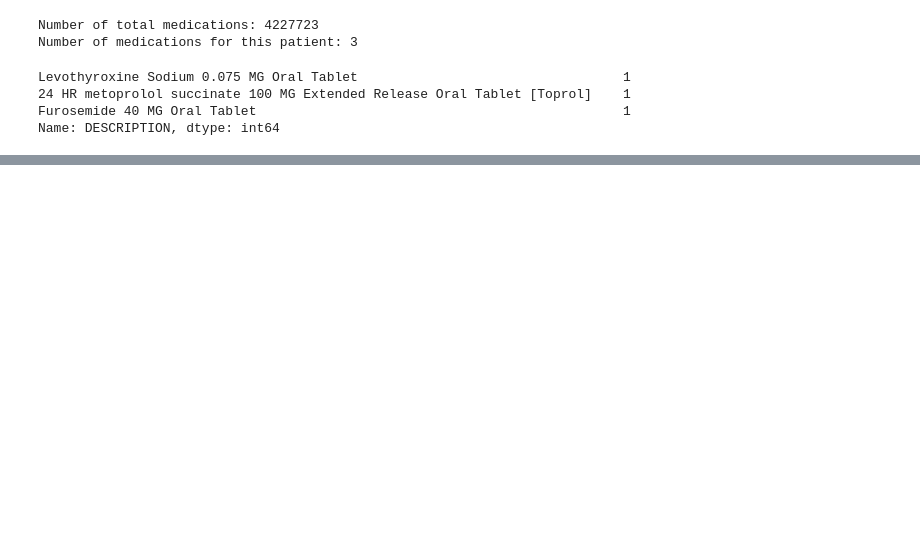
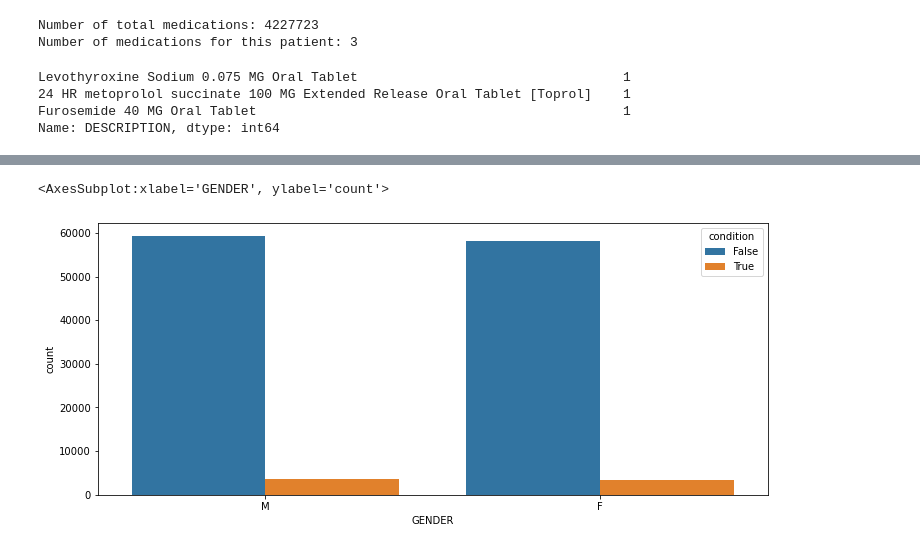
Before and after one commit to keithcallenberg/healthcare-data-carpentry, a Jupyter notebook: code/02_data_exploration.ipynb, the cells around one changed output, grey strips where cells are left out. Saved outputs shown, nothing was run; the diff lists cells and outputs as text; code cells hidden in the pictures; blank space fills up the shorter version.

```diff
--- a/code/02_data_exploration.ipynb
+++ b/code/02_data_exploration.ipynb
@@ -189,3 +199,14 @@ Name: DESCRIPTION, dtype: int64
+# %%
+# Plot the gender distribution for your condition
+tmp = patients[['Id','GENDER']]
+tmp = tmp.merge(conditions.loc[conditions['DESCRIPTION']==condition][['PATIENT','START']], left_on='Id', right_on='PATIENT', how='left')
+tmp = tmp.rename(columns={'START': 'condition'})
+tmp['condition'] = tmp['condition'].notnull()
+plt.figure(figsize=(12,5))
+sns.countplot(data=tmp, x='GENDER', hue='condition')
+# %% [output]
+<AxesSubplot:xlabel='GENDER', ylabel='count'>
+[figure, added]
 # %%
 chf
 age
```
Also changed, not shown: parts of 4 cells of this notebook, 2 other files.
